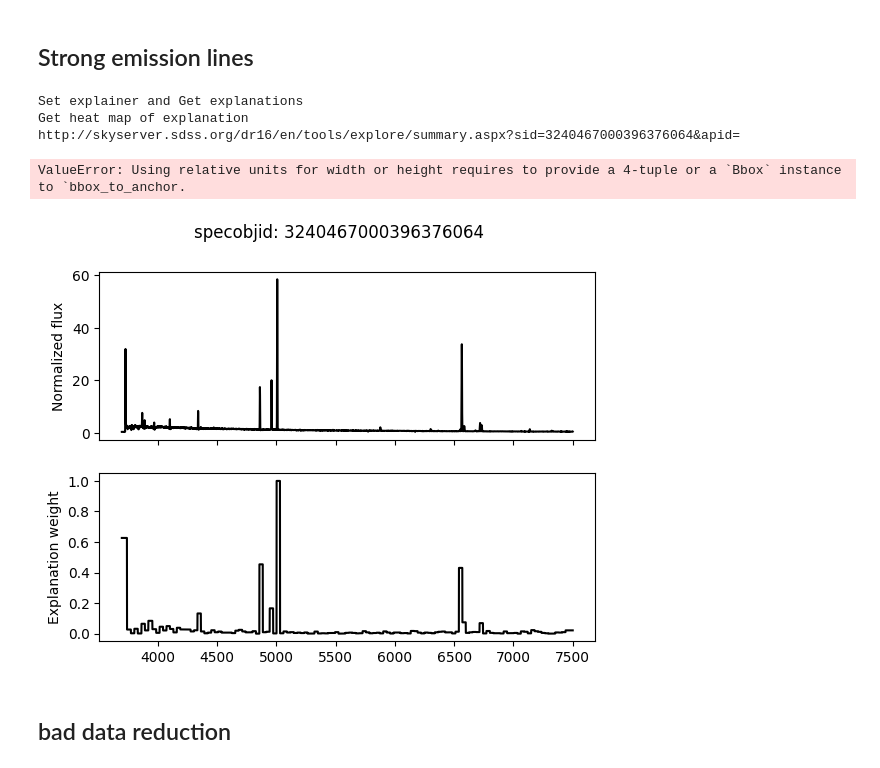
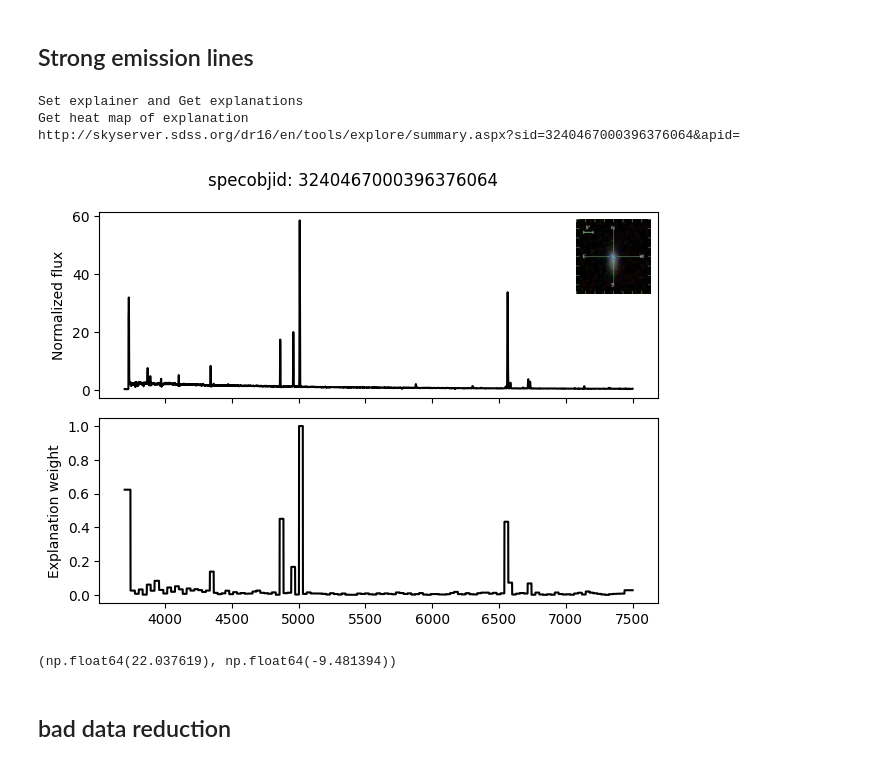
Before and after one commit to ed-ortizm/xai-astronomy, a Jupyter notebook: paper/results/02_explanations_representative_anomalies.ipynb, the cells around one changed output. Saved outputs shown, nothing was run; the diff lists cells and outputs as text; code cells hidden in the pictures.

Commit message:
feature: implement download of sdss image and spec for paper intution results

```diff
--- a/paper/results/02_explanations_representative_anomalies.ipynb
+++ b/paper/results/02_explanations_representative_anomalies.ipynb
@@ -140,45 +143,51 @@ spectrum = spectra[idx_spectrum]
     model=ae_model
 )
 
 fig, axs = interpret(
     wave, explanation=explanation, positive=0, negative=0, figsize=None
 )
 print(meta.get_sky_server_url(specobjid))
 
 fig.suptitle(f"specobjid: {specobjid}")
 
-from mpl_toolkits.axes_grid1.inset_locator import inset_axes
-import matplotlib.image as mpimg
+a, b = mse_noRl100_anomalies_df[['ra', 'dec']].loc[specobjid].values
 
-path_to_image = "/home/elom/phd/00_paper_explain-me-why/sections/figures/astro_intuition_xai/mse/3240467000396376064_mse_noRel100.jpeg"
+
+
+from_score = strong_emission_lines["metric"]
+
+path_to_image = "/home/elom/phd/00_paper_explain-me-why/sections/figures/astro_intuition_xai/mse"
+
+image_name = f"{specobjid}_{from_score}.jpeg"
 # Load the image
-img = mpimg.imread(path_to_image)
+img = mpimg.imread(f"{path_to_image}/{image_name}")
 
 # Create inset in top-right corner of axs[0]
 axins = inset_axes(
     axs[0],
-    width="30%", height="30%",
-    bbox_to_anchor=(0.75, 0.65, 1, 1),  # x0, y0, width, height
+    # width="40%", height="40%",
+    width=0.75, height=0.75,
+    bbox_to_anchor=(1, 1), #, 1, 1),  # x0, y0, width, height
     bbox_transform=axs[0].transAxes,
     loc="upper right"
     )
 
 # Show image in the inset
 axins.imshow(img)
 axins.axis('off')  # Hide axis around the image
 fig.tight_layout()
 
-# # save_to = "/home/edgar/explain-me-why/sections/figures/explanations"
-# # FileDirectory.check_directory(save_to, exit_program=False)
-from_score = strong_emission_lines["metric"]
 explanation_str = explanation_name(lime_config, fudge_config)
-print(explanation_str)
-# # fig.savefig(
-# #     f"{save_to}/{specobjid}_{anomaly_from_score}_{explanation_Str}.pdf"
-# # )
+
+fig.savefig(
+    f"{path_to_image}/{specobjid}_{anomaly_from_score}_{explanation_str}.pdf"
+)
 # %% [output]
 Set explainer and Get explanations
 Get heat map of explanation
 http://skyserver.sdss.org/dr16/en/tools/explore/summary.aspx?sid=3240467000396376064&apid=
-ValueError: Using relative units for width or height requires to provide a 4-tuple or a `Bbox` instance to `bbox_to_anchor.
-[figure, old version]
+[figure, new version]
+# %%
+a,b
+# %% [output]
+(np.float64(22.037619), np.float64(-9.481394))
```
Also changed, not shown: parts of 3 cells of this notebook.
